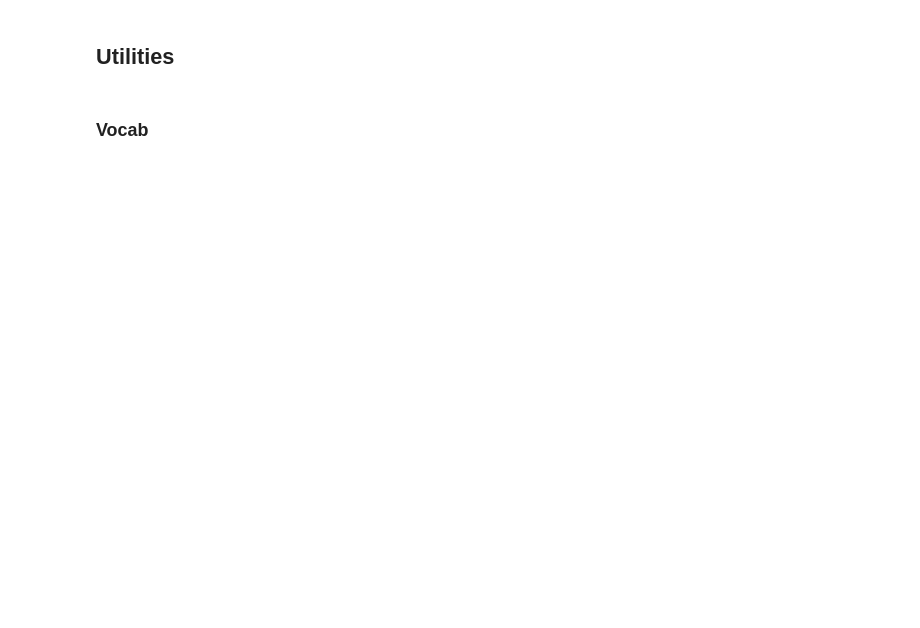
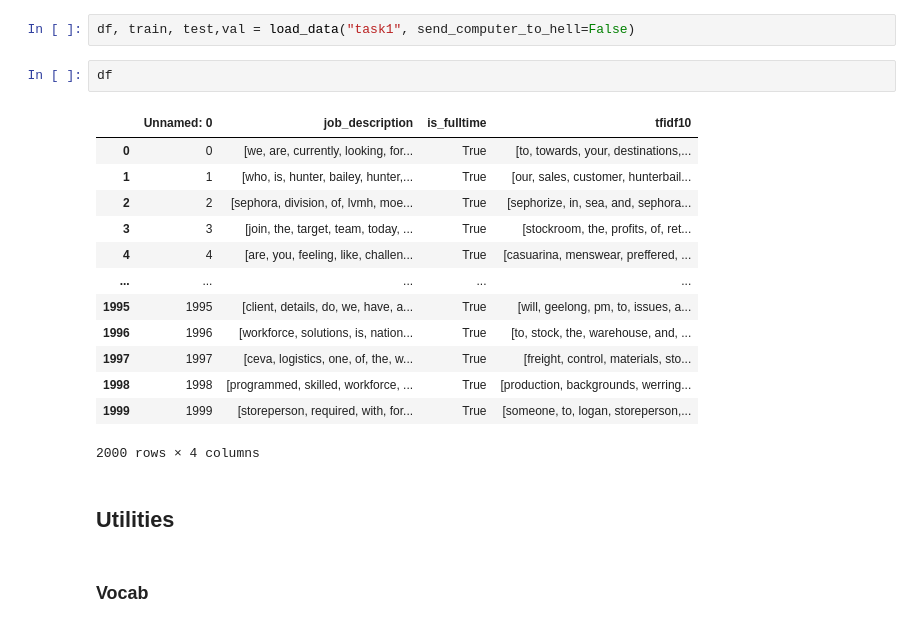
Before and after one commit to MouseAndKeyboard/LanguageModels, a Jupyter notebook: experiments.ipynb, the cells around one changed output. Drawn from its saved outputs; the diff is of its cells as text; blank space fills up the shorter version.

```diff
--- a/experiments.ipynb
+++ b/experiments.ipynb
@@ -55,6 +54,24 @@ def load_data(name, send_computer_to_hell=True):
     for d in [df, train, test, val]:
         pythonise(d)
     return df, train, test, val
+# %%
+df, train, test,val = load_data("task1", send_computer_to_hell=False)
+# %%
+df
+# %% [output]
+|  | Unnamed: 0 | job_description | is_fulltime | tfidf10 |
+| 0 | 0 | [we, are, currently, looking, for... | True | [to, towards, your, destinations,... |
+| 1 | 1 | [who, is, hunter, bailey, hunter,... | True | [our, sales, customer, hunterbail... |
+| 2 | 2 | [sephora, division, of, lvmh, moe... | True | [sephorize, in, sea, and, sephora... |
+| 3 | 3 | [join, the, target, team, today, ... | True | [stockroom, the, profits, of, ret... |
+| 4 | 4 | [are, you, feeling, like, challen... | True | [casuarina, menswear, preffered, ... |
+| ... | ... | ... | ... | ... |
+| 1995 | 1995 | [client, details, do, we, have, a... | True | [will, geelong, pm, to, issues, a... |
+| 1996 | 1996 | [workforce, solutions, is, nation... | True | [to, stock, the, warehouse, and, ... |
+| 1997 | 1997 | [ceva, logistics, one, of, the, w... | True | [freight, control, materials, sto... |
+| 1998 | 1998 | [programmed, skilled, workforce, ... | True | [production, backgrounds, werring... |
+| 1999 | 1999 | [storeperson, required, with, for... | True | [someone, to, logan, storeperson,... |
+2000 rows × 4 columns
 # %% [markdown]
 ## Utilities
 # %% [markdown]
```
Also changed, not shown: parts of 14 cells of this notebook.
